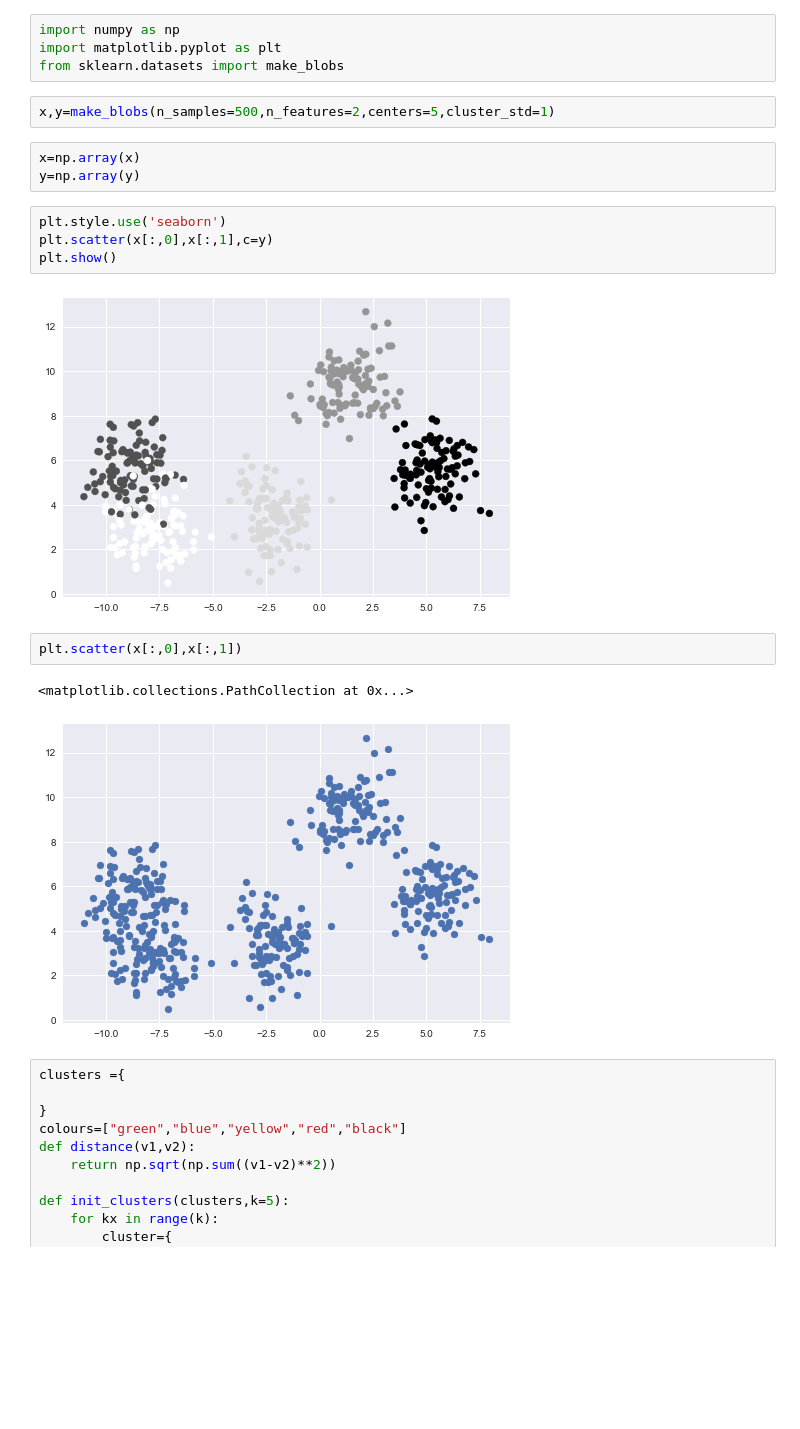
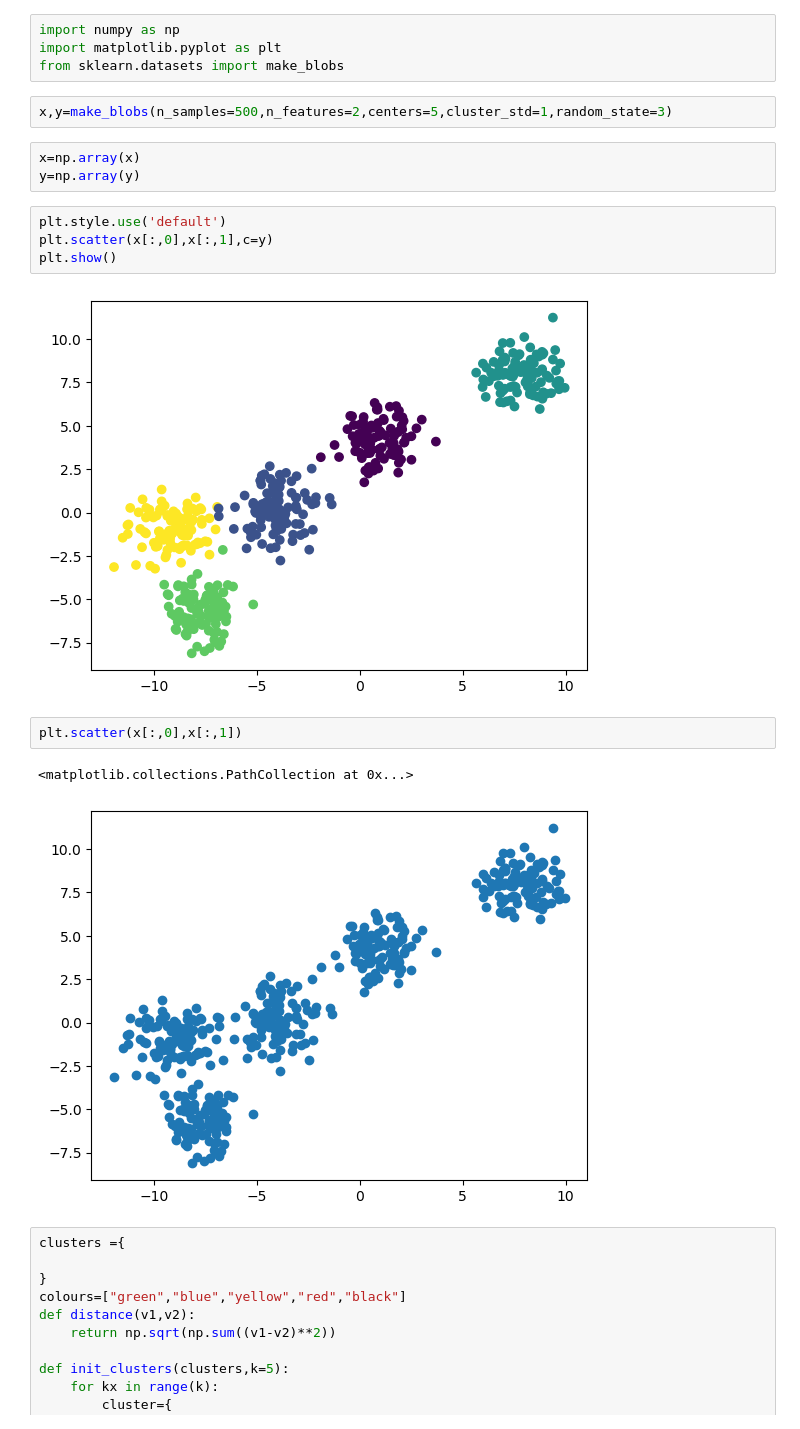
Before and after one commit to itspkaaay/Unsupervised_Learning, a Jupyter notebook: UNSUPERVISED LEARNING/k-means/k-means/k_means_implementation.ipynb, the cells around one changed output. Saved outputs shown, nothing was run; the diff lists cells and outputs as text; blank space fills up the shorter version.

```diff
--- a/UNSUPERVISED LEARNING/k-means/k-means/k_means_implementation.ipynb
+++ b/UNSUPERVISED LEARNING/k-means/k-means/k_means_implementation.ipynb
@@ -3,21 +3,21 @@ import numpy as np
 import matplotlib.pyplot as plt
 from sklearn.datasets import make_blobs
 # %%
-x,y=make_blobs(n_samples=500,n_features=2,centers=5,cluster_std=1)
+x,y=make_blobs(n_samples=500,n_features=2,centers=5,cluster_std=1,random_state=3)
 # %%
 x=np.array(x)
 y=np.array(y)
 # %%
-plt.style.use('seaborn')
+plt.style.use('default')
 plt.scatter(x[:,0],x[:,1],c=y)
 plt.show()
 # %% [output]
-[figure, old version]
+[figure, new version]
 # %%
 plt.scatter(x[:,0],x[:,1])
 # %% [output]
 <matplotlib.collections.PathCollection at 0x...>
-[figure, old version]
+[figure, new version]
 # %%
 clusters ={
 
```
Also changed, not shown: parts of 21 cells of this notebook.
